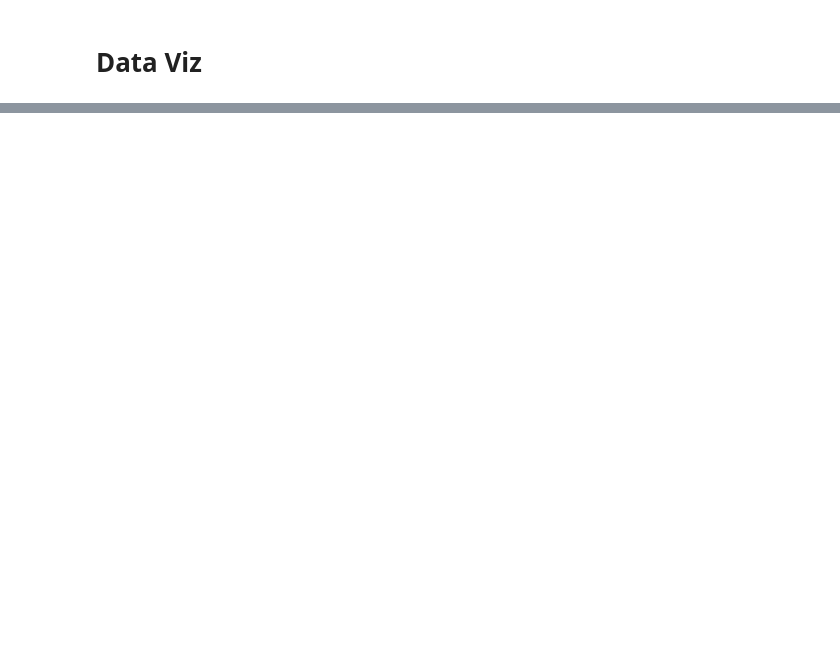
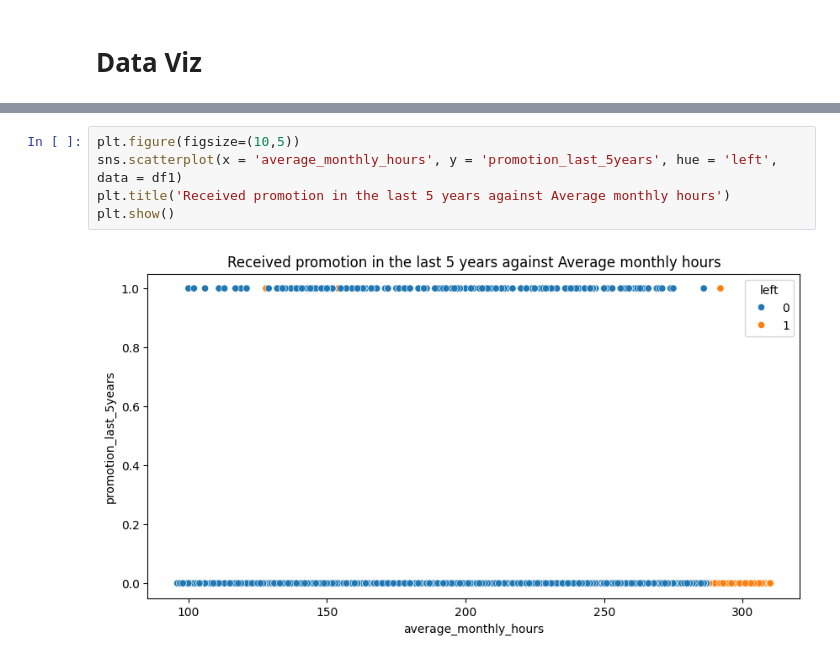
Before and after one commit to John-Kyalo/Employee-Churn-, a Jupyter notebook: Employee_Churn.ipynb, the cells around one changed output, grey strips where cells are left out. Saved outputs shown, nothing was run; the diff lists cells and outputs as text; blank space fills up the shorter version.

```diff
--- a/Employee_Churn.ipynb
+++ b/Employee_Churn.ipynb
@@ -161,0 +214,7 @@ df.shape, df1.shape
+# %%
+plt.figure(figsize=(10,5))
+sns.scatterplot(x = 'average_monthly_hours', y = 'promotion_last_5years', hue = 'left', data = df1)
+plt.title('Received promotion in the last 5 years against Average monthly hours')
+plt.show()
+# %% [output]
+[figure, added]
```
Also changed, not shown: parts of 11 cells of this notebook.
